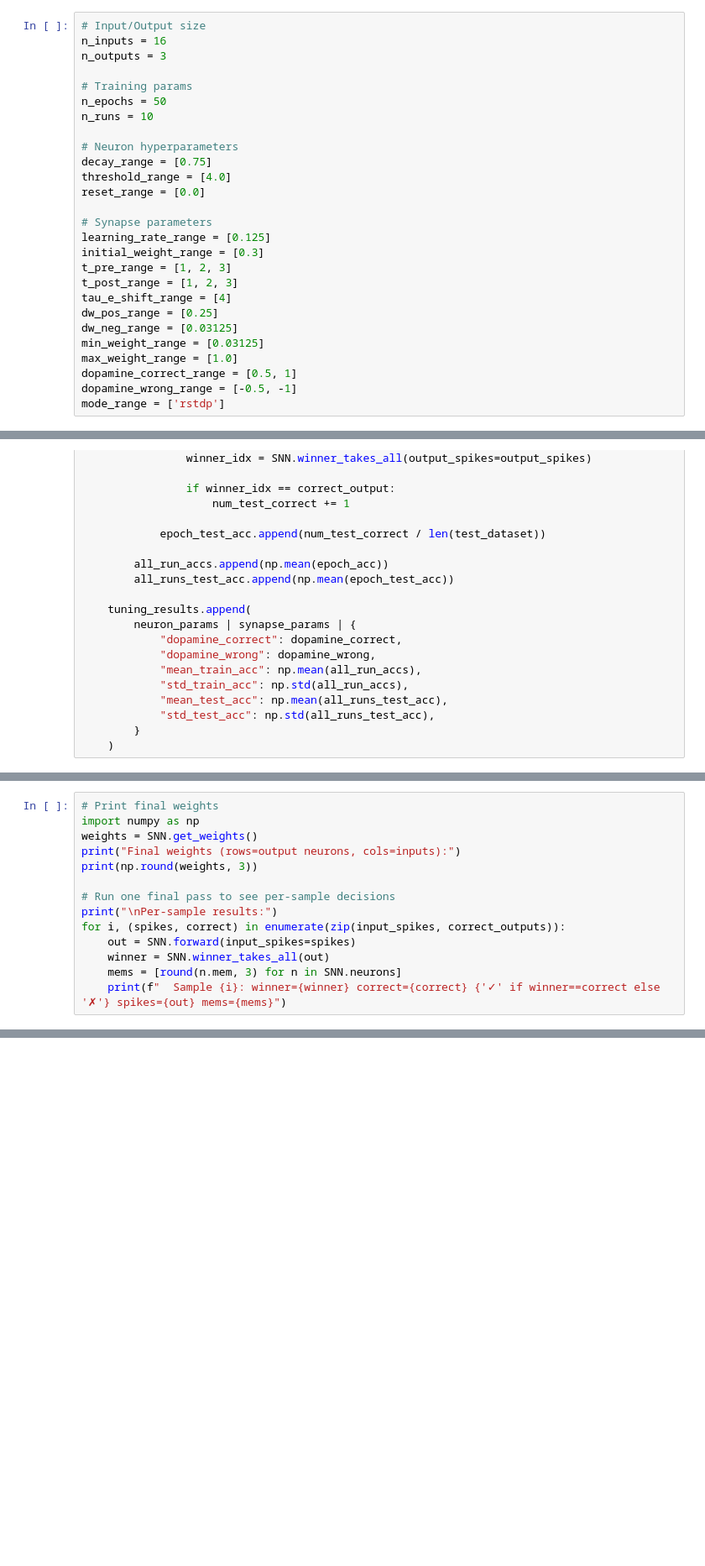
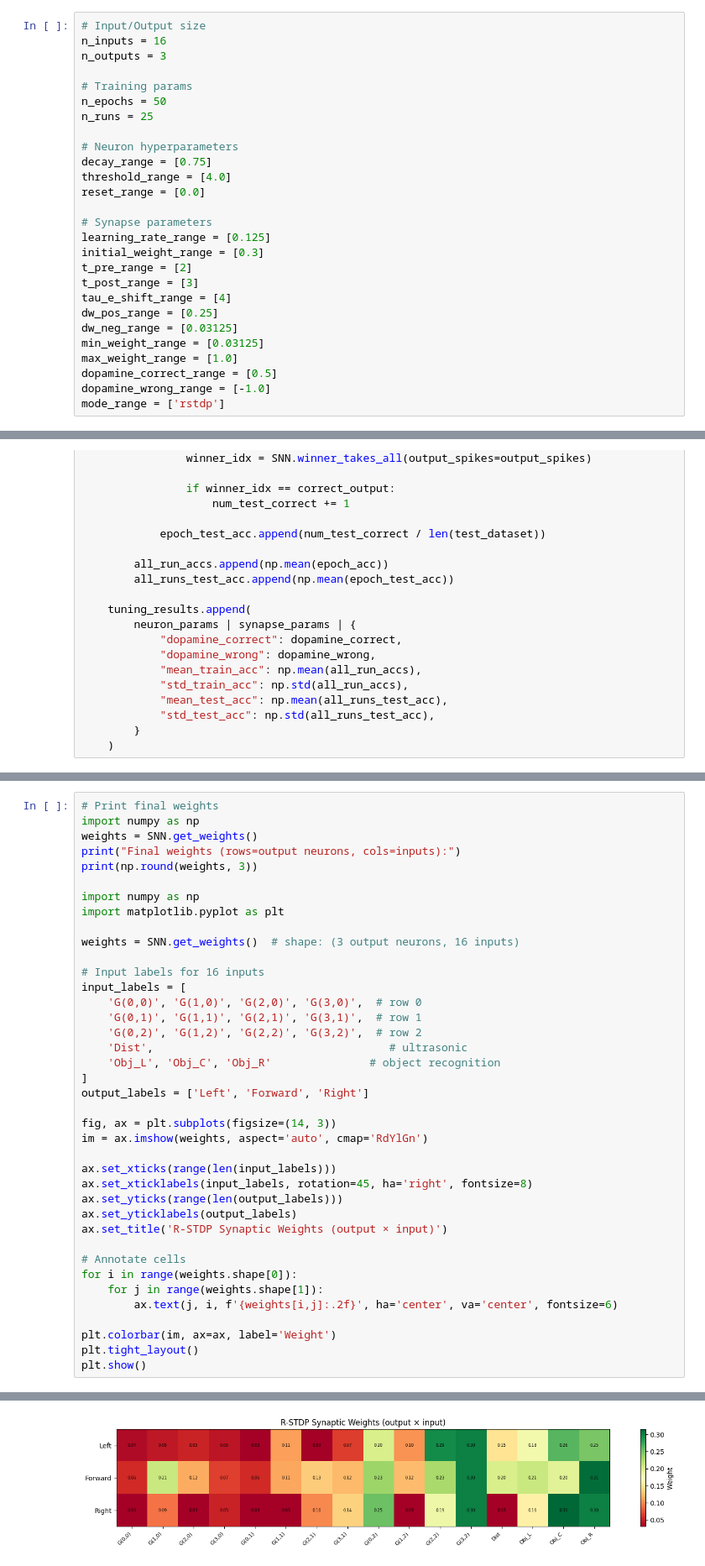
Before and after one commit to robotgreier/python_neural_network, a Jupyter notebook: Python_implementation/LIF_SNN_hyperparameter_tuning.ipynb, the cells around one changed output, grey strips where cells are left out. Shown at 84% size. Cells and saved outputs as stored; diff of their text form; blank space fills up the shorter version.

```diff
--- a/Python_implementation/LIF_SNN_hyperparameter_tuning.ipynb
+++ b/Python_implementation/LIF_SNN_hyperparameter_tuning.ipynb
@@ -107,7 +107,7 @@ n_outputs = 3
 
 # Training params
 n_epochs = 50
-n_runs = 10
+n_runs = 25
 
 # Neuron hyperparameters
 decay_range = [0.75]
@@ -117,15 +117,15 @@ reset_range = [0.0]
 # Synapse parameters
 learning_rate_range = [0.125]
 initial_weight_range = [0.3]
-t_pre_range = [1, 2, 3]
-t_post_range = [1, 2, 3]
+t_pre_range = [2]
+t_post_range = [3]
 tau_e_shift_range = [4]
 dw_pos_range = [0.25]
 dw_neg_range = [0.03125]
 min_weight_range = [0.03125]
 max_weight_range = [1.0]
-dopamine_correct_range = [0.5, 1]
-dopamine_wrong_range = [-0.5, -1]
+dopamine_correct_range = [0.5]
+dopamine_wrong_range = [-1.0]
 mode_range = ['rstdp']
 # %%
 # Calculate total combinations and set up all configurations
@@ -255,12 +236,37 @@ weights = SNN.get_weights()
 print("Final weights (rows=output neurons, cols=inputs):")
 print(np.round(weights, 3))
 
-# Run one final pass to see per-sample decisions
-print("\nPer-sample results:")
-for i, (spikes, correct) in enumerate(zip(input_spikes, correct_outputs)):
-    out = SNN.forward(input_spikes=spikes)
-    winner = SNN.winner_takes_all(out)
-    mems = [round(n.mem, 3) for n in SNN.neurons]
-    print(f"  Sample {i}: winner={winner} correct={correct} {'✓' if winner==correct else '✗'} spikes={out} mems={mems}")
+import numpy as np
+import matplotlib.pyplot as plt
+
+weights = SNN.get_weights()  # shape: (3 output neurons, 16 inputs)
+
+# Input labels for 16 inputs
+input_labels = [
+    'G(0,0)', 'G(1,0)', 'G(2,0)', 'G(3,0)',  # row 0
+    'G(0,1)', 'G(1,1)', 'G(2,1)', 'G(3,1)',  # row 1
+    'G(0,2)', 'G(1,2)', 'G(2,2)', 'G(3,2)',  # row 2
+    'Dist',                                    # ultrasonic
+    'Obj_L', 'Obj_C', 'Obj_R'               # object recognition
+]
+output_labels = ['Left', 'Forward', 'Right']
+
+fig, ax = plt.subplots(figsize=(14, 3))
+im = ax.imshow(weights, aspect='auto', cmap='RdYlGn')
+
+ax.set_xticks(range(len(input_labels)))
+ax.set_xticklabels(input_labels, rotation=45, ha='right', fontsize=8)
+ax.set_yticks(range(len(output_labels)))
+ax.set_yticklabels(output_labels)
+ax.set_title('R-STDP Synaptic Weights (output × input)')
+
+# Annotate cells
+for i in range(weights.shape[0]):
+    for j in range(weights.shape[1]):
+        ax.text(j, i, f'{weights[i,j]:.2f}', ha='center', va='center', fontsize=6)
+
+plt.colorbar(im, ax=ax, label='Weight')
+plt.tight_layout()
+plt.show()
 # %% [output]
 Final weights (rows=output neurons, cols=inputs):
@@ -283,3 +279,4 @@ Per-sample results:
+[figure, added]
 # %%
 # Load grid search results
 df = pd.read_csv("CSV_results/SNN_hyperparameter_Results.csv")
```
Also changed, not shown: parts of 4 cells of this notebook, 2 other files.
